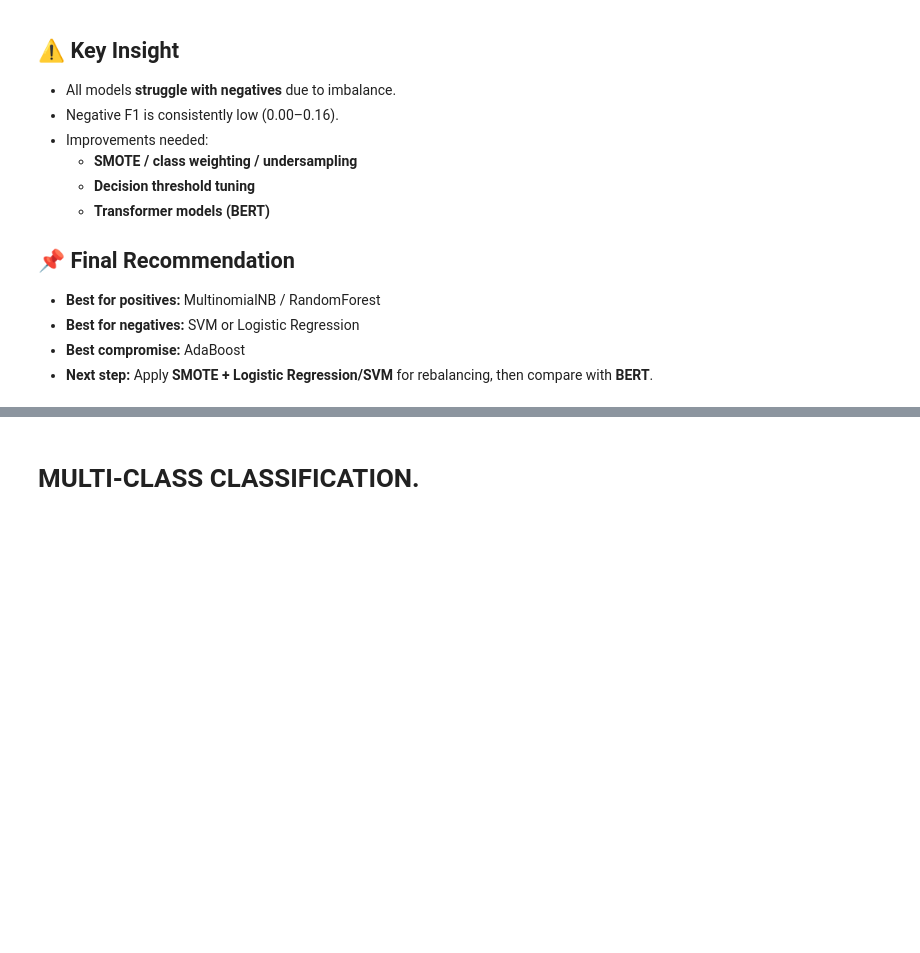
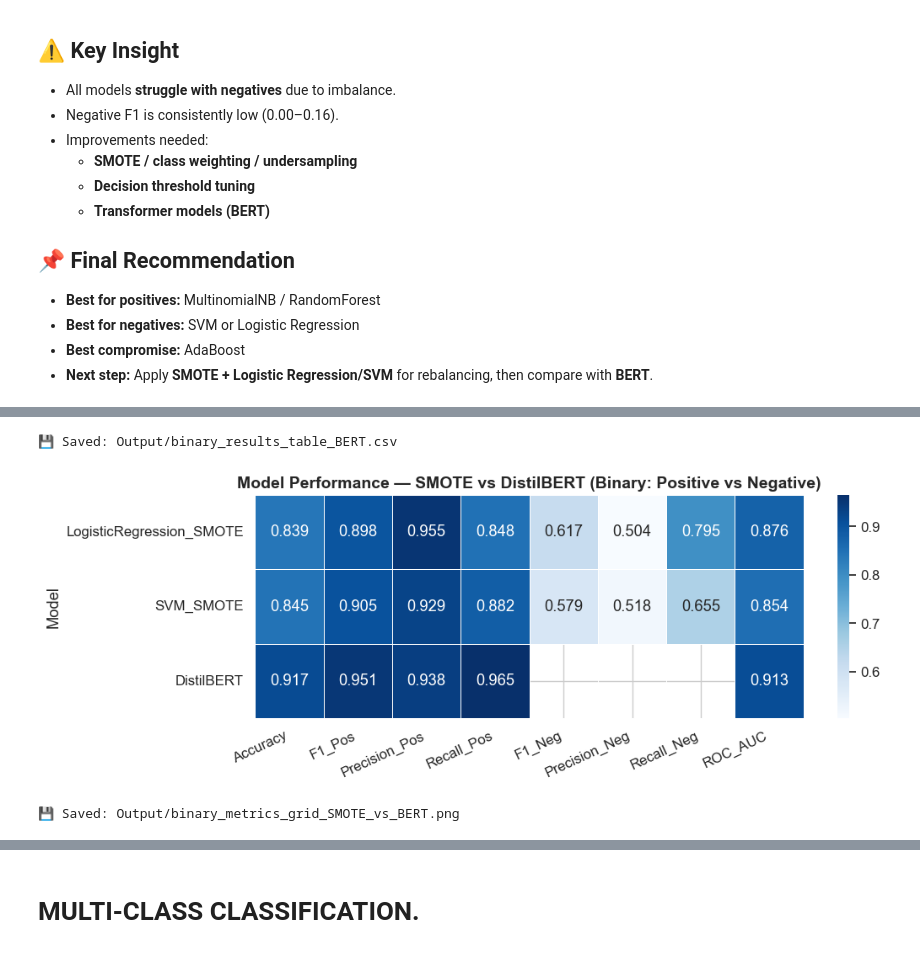
Before and after one commit to jedidahkathure/Customer-Sentiments-Analysis, a Jupyter notebook: safaricom_airtel_analysis.ipynb, the cells around one changed output, grey strips where cells are left out. Saved outputs shown, nothing was run; the diff lists cells and outputs as text; code cells hidden in the pictures; blank space fills up the shorter version.

```diff
--- a/safaricom_airtel_analysis.ipynb
+++ b/safaricom_airtel_analysis.ipynb
@@ -2064,0 +2514,53 @@ NotFittedError: This DecisionTreeClassifier instance is not fitted yet. Call 'fi
+# %%
+# --- Save DistilBERT results separately ---
+results_bert_df = pd.DataFrame([bert_row]).set_index("Model")
+results_bert_df.to_csv("Output/binary_results_table_BERT.csv")
+print("💾 Saved: Output/binary_results_table_BERT.csv")
+# %% [output]
+💾 Saved: Output/binary_results_table_BERT.csv
+# %%
+# ============================================================
+# STEP 13 — Heatmap for SMOTE Models vs DistilBERT
+# ============================================================
+
+import seaborn as sns
+import matplotlib.pyplot as plt
+import pandas as pd
+
+# --- Load SMOTE results ---
+try:
+    smote_df = results_smote_df.copy()
+except NameError:
+    smote_df = pd.read_csv("Output/binary_results_table_SMOTE.csv").set_index("Model")
+
+# --- Load BERT results (now saved from Step 12C) ---
+bert_df = pd.read_csv("Output/binary_results_table_BERT.csv").set_index("Model")
+
+# --- Merge ---
+combined_df = pd.concat([smote_df, bert_df], axis=0)
+
+# --- Select columns ---
+order_cols = ["Accuracy","F1_Pos","Precision_Pos","Recall_Pos",
+              "F1_Neg","Precision_Neg","Recall_Neg","ROC_AUC"]
+for col in order_cols:
+    if col not in combined_df.columns:
+        combined_df[col] = None
+
+heat_df = combined_df[order_cols]
+
+# --- Plot heatmap ---
+plt.figure(figsize=(11,4))
+sns.heatmap(heat_df, annot=True, fmt=".3f", cmap="Blues",
+            cbar=True, linewidths=0.5, linecolor="white")
+plt.title("Model Performance — SMOTE vs DistilBERT (Binary: Positive vs Negative)",
+          fontsize=14, weight="bold")
+plt.xticks(rotation=25, ha="right")
+plt.yticks(rotation=0)
+plt.tight_layout()
+plt.savefig("Output/binary_metrics_grid_SMOTE_vs_BERT.png", dpi=300, bbox_inches="tight")
+plt.show()
+
+print("💾 Saved: Output/binary_metrics_grid_SMOTE_vs_BERT.png")
+# %% [output]
+[figure, added]
+💾 Saved: Output/binary_metrics_grid_SMOTE_vs_BERT.png
```
Also changed, not shown: parts of 35 cells of this notebook, 38 other files.
